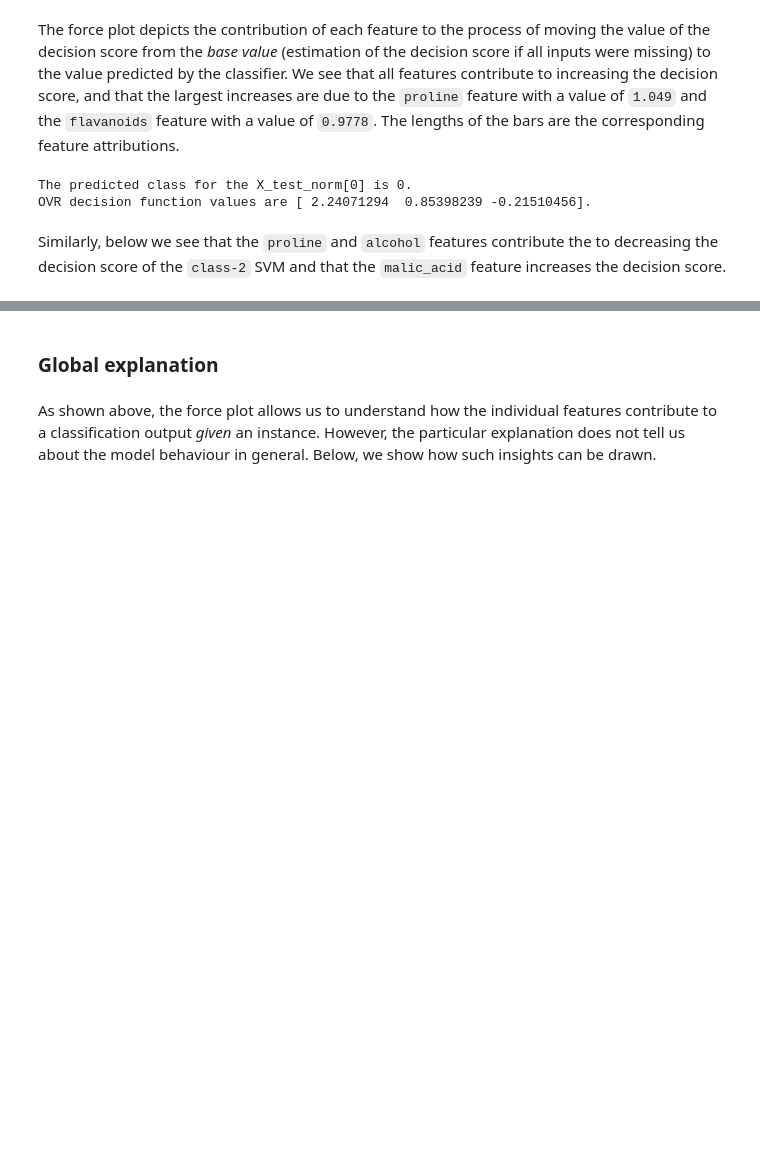
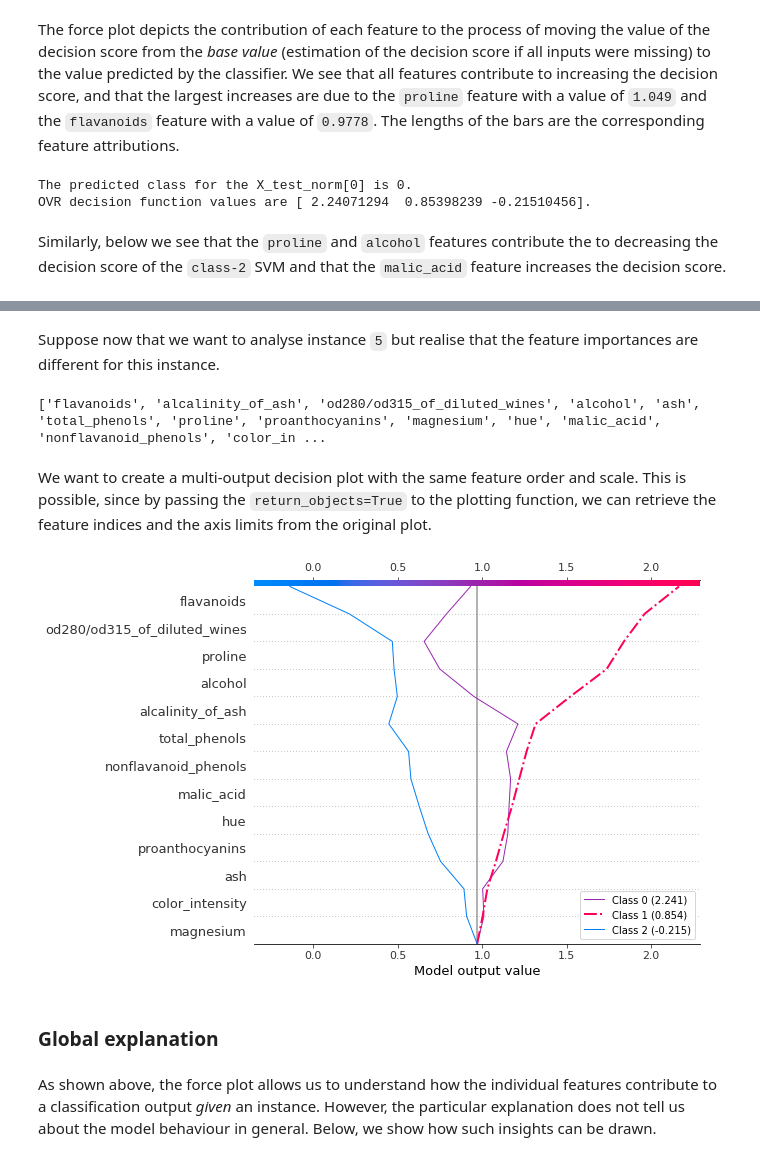
Before and after one commit to test-v2/alibi, a Jupyter notebook: examples/kernel_shap_wine_intro.ipynb, the cells around one changed output, grey strips where cells are left out. Drawn from its saved outputs; the diff is of its cells as text; code cells hidden in the pictures; blank space fills up the shorter version.

```diff
--- a/examples/kernel_shap_wine_intro.ipynb
+++ b/examples/kernel_shap_wine_intro.ipynb
@@ -224,0 +263,6 @@ shap.force_plot(
+# %% [markdown]
+Suppose now that we want to analyse instance `5` but realise that the feature importances are different for this instance.
+# %%
+idx =  5
+instance = X_test_norm[idx][None, :]
+pred = classifier.predict(instance)
@@ -225,3 +273,22 @@ shap.force_plot(
+# %%
+print(feat_importance)
+# %% [output]
+['flavanoids', 'alcalinity_of_ash', 'od280/od315_of_diluted_wines', 'alcohol', 'ash', 'total_phenols', 'proline', 'proanthocyanins', 'magnesium', 'hue', 'malic_acid', 'nonflavanoid_phenols', 'color_in ...
+# %% [markdown]
+We want to create a multi-output decision plot with the same feature order and scale. This is possible, since by passing the `return_objects=True` to the plotting function, we can retrieve the feature indices and the axis limits from the original plot.
+# %%
+r = shap.multioutput_decision_plot(svm_explainer.expected_value.tolist(),
+                                   svm_shap_values,
+                                   idx,
+                                   feature_names=feature_names,
+                                   feature_order=r.feature_idx,
+                                   highlight=[pred.item()],
+                                   legend_labels=legend_labels,
+                                   legend_location='lower right',
+                                   xlim=r.xlim,
+                                   return_objects=False)
+# %% [output]
+[figure, added]
 # %% [markdown]
 ### Global explanation
 # %% [markdown]
```
Also changed, not shown: parts of 9 cells of this notebook.
